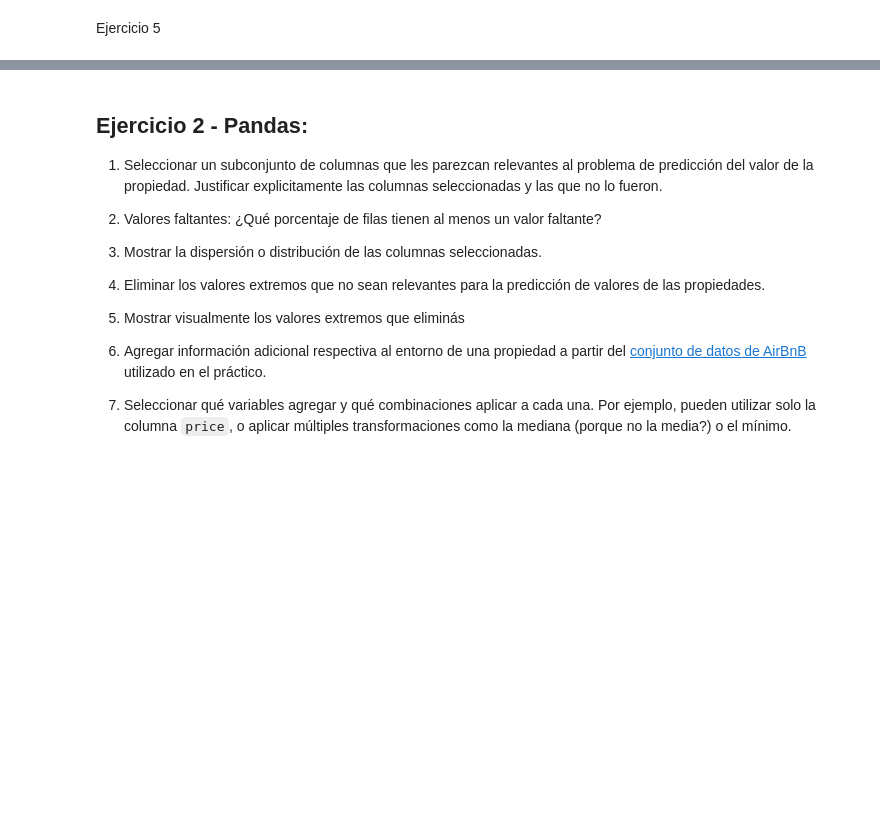
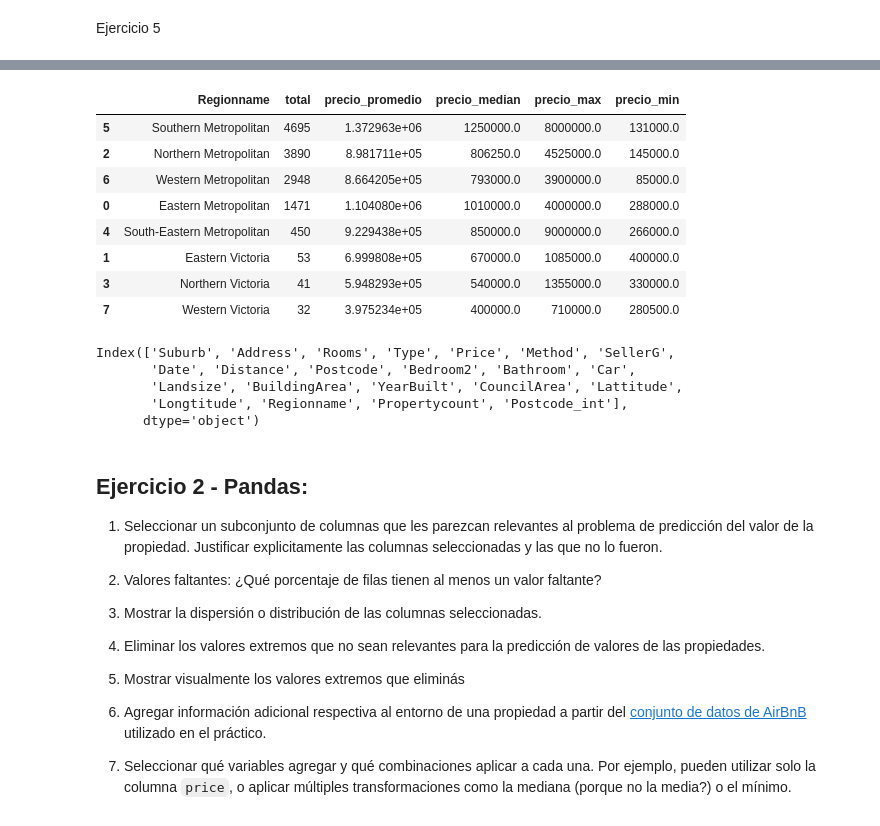
Before and after one commit to ramirobarone/CienciaDeDatosDiplo, a Jupyter notebook: Entregable_parte_1_eycd.ipynb, the cells around one changed output, grey strips where cells are left out. Drawn from its saved outputs; the diff is of its cells as text; code cells hidden in the pictures; blank space fills up the shorter version.

```diff
--- a/Entregable_parte_1_eycd.ipynb
+++ b/Entregable_parte_1_eycd.ipynb
@@ -300,3 +369,29 @@ resultJoin
+# %%
+melb_df.groupby('Regionname').agg(
+    total=('Price', 'count'),
+    precio_promedio=('Price', 'mean'),
+    precio_median=('Price', 'median'),
+    precio_max=('Price', 'max'),
+    precio_min=('Price', 'min')
+).reset_index().sort_values('total', ascending=False)
+# %% [output]
+|  | Regionname | total | precio_promedio | precio_median | precio_max | precio_min |
+| 5 | Southern Metropolitan | 4695 | 1.372963e+06 | 1250000.0 | 8000000.0 | 131000.0 |
+| 2 | Northern Metropolitan | 3890 | 8.981711e+05 | 806250.0 | 4525000.0 | 145000.0 |
+| 6 | Western Metropolitan | 2948 | 8.664205e+05 | 793000.0 | 3900000.0 | 85000.0 |
+| 0 | Eastern Metropolitan | 1471 | 1.104080e+06 | 1010000.0 | 4000000.0 | 288000.0 |
+| 4 | South-Eastern Metropolitan | 450 | 9.229438e+05 | 850000.0 | 9000000.0 | 266000.0 |
+| 1 | Eastern Victoria | 53 | 6.999808e+05 | 670000.0 | 1085000.0 | 400000.0 |
+| 3 | Northern Victoria | 41 | 5.948293e+05 | 540000.0 | 1355000.0 | 330000.0 |
+| 7 | Western Victoria | 32 | 3.975234e+05 | 400000.0 | 710000.0 | 280500.0 |
+# %%
+melb_df.columns
+# %% [output]
+Index(['Suburb', 'Address', 'Rooms', 'Type', 'Price', 'Method', 'SellerG',
+       'Date', 'Distance', 'Postcode', 'Bedroom2', 'Bathroom', 'Car',
+       'Landsize', 'BuildingArea', 'YearBuilt', 'CouncilArea', 'Lattitude',
+       'Longtitude', 'Regionname', 'Propertycount', 'Postcode_int'],
+      dtype='object')
 # %% [markdown]
 ## Ejercicio 2 - Pandas:
 
```
Also changed, not shown: parts of 27 cells of this notebook.
